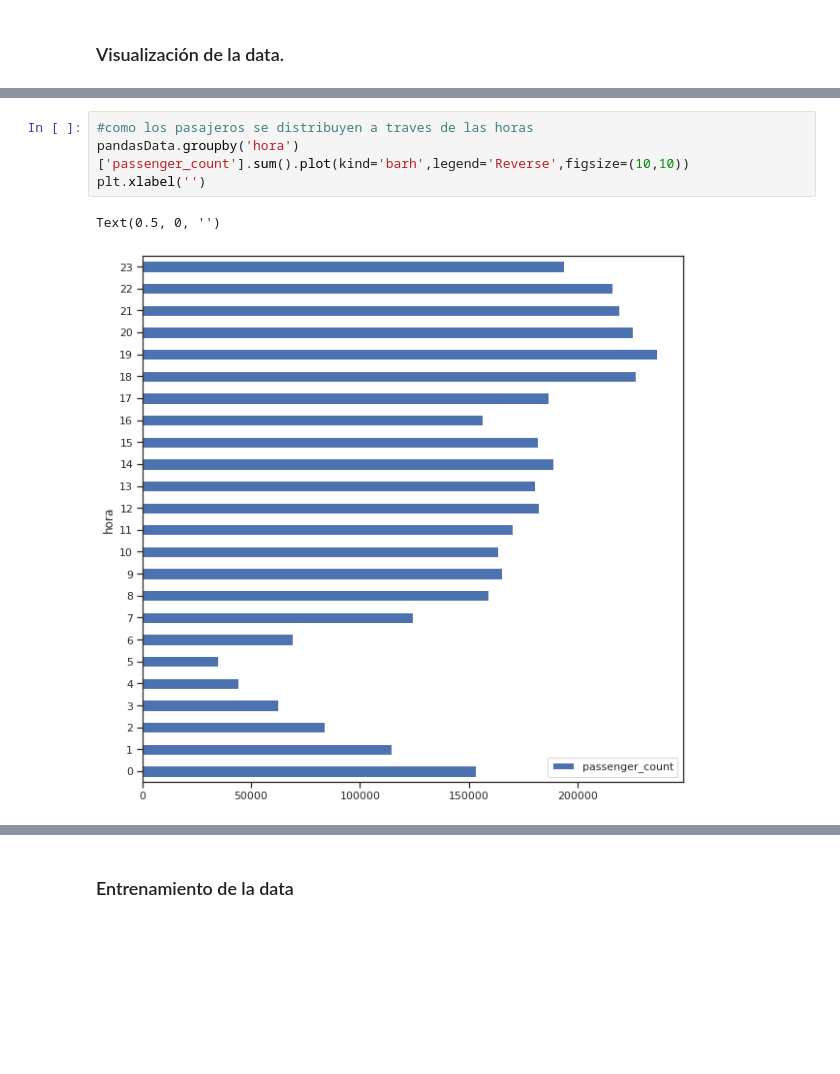
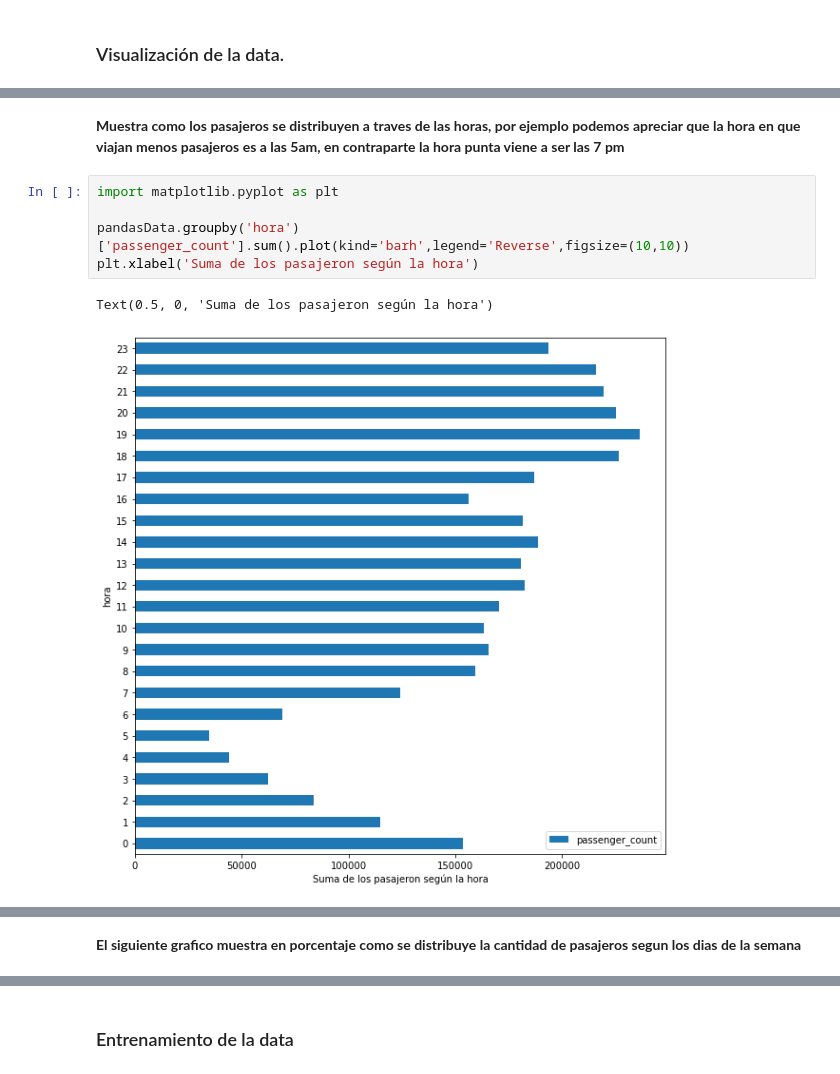
Before and after one commit to kx22peralta/IA---Pr-ctica-Calificada-2, a Jupyter notebook: Predicción de tarifas de taxis.ipynb, the cells around one changed output, grey strips where cells are left out. Drawn from its saved outputs; the diff is of its cells as text; blank space fills up the shorter version.

Commit message:
Agregando visualizacion 3 y detalles

```diff
--- a/Predicción de tarifas de taxis.ipynb
+++ b/Predicción de tarifas de taxis.ipynb
@@ -585,7 +572,10 @@ time: 3.89 s (started: 2021-06-13 17:04:23 -05:00)
+# %% [markdown]
+**Muestra como los pasajeros se distribuyen a traves de las horas, por ejemplo podemos apreciar que la hora en que viajan menos pasajeros es a las 5am, en contraparte la hora punta viene a ser las 7 pm**
 # %%
-#como los pasajeros se distribuyen a traves de las horas
+import matplotlib.pyplot as plt
+
 pandasData.groupby('hora')['passenger_count'].sum().plot(kind='barh',legend='Reverse',figsize=(10,10))
-plt.xlabel('')
+plt.xlabel('Suma de los pasajeron según la hora')
 # %% [output]
-Text(0.5, 0, '')
+Text(0.5, 0, 'Suma de los pasajeron según la hora')
-[figure, old version]
+[figure, new version]
@@ -593 +583,3 @@ time: 419 ms (started: 2021-06-13 17:05:32 -05:00)
+# %% [markdown]
+**El siguiente grafico muestra en porcentaje como se distribuye la cantidad de pasajeros segun los dias de la semana**
 # %%
```
Also changed, not shown: parts of 54 cells of this notebook.
